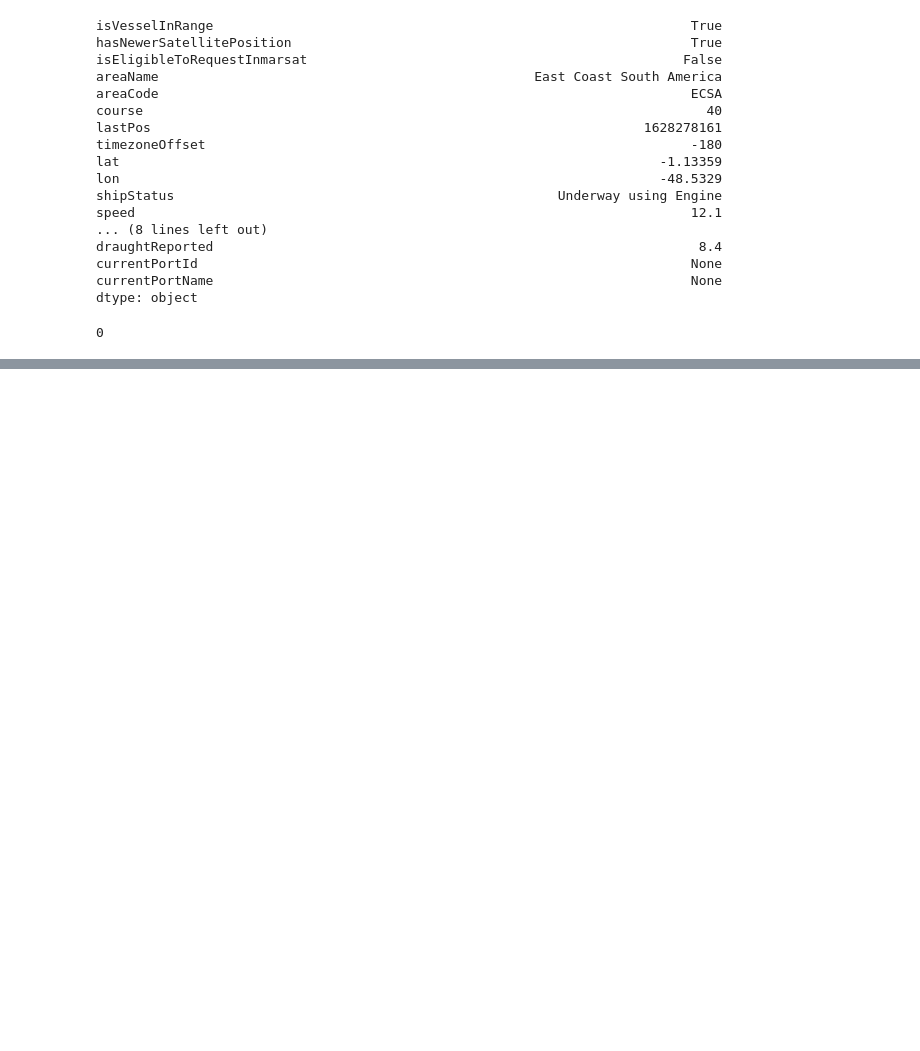
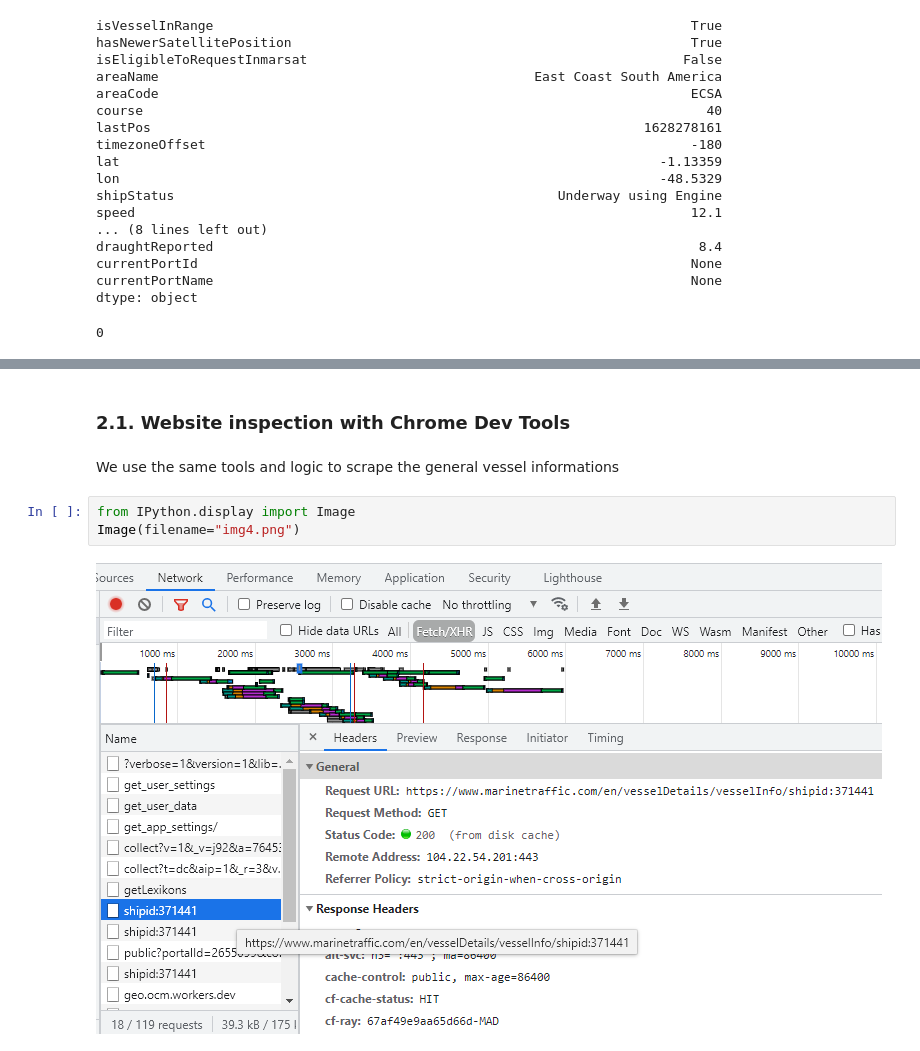
Before and after one commit to chikoungoun/Scraping, a Jupyter notebook: Marine Traffic/Marine Traffic Scraping with requests, XHR and JSON.ipynb, the cells around one changed output, grey strips where cells are left out. Saved outputs shown, nothing was run; the diff lists cells and outputs as text; blank space fills up the shorter version.

```diff
--- a/Marine Traffic/Marine Traffic Scraping with requests, XHR and JSON.ipynb
+++ b/Marine Traffic/Marine Traffic Scraping with requests, XHR and JSON.ipynb
@@ -91,0 +99,9 @@ dtype: object
+# %% [markdown]
+### 2.1. Website inspection with Chrome Dev Tools
+# %% [markdown]
+We use the same tools and logic to scrape the general vessel informations
+# %%
+from IPython.display import Image
+Image(filename="img4.png")
+# %% [output]
+[figure, added]
```
Also changed, not shown: parts of 6 cells of this notebook.
